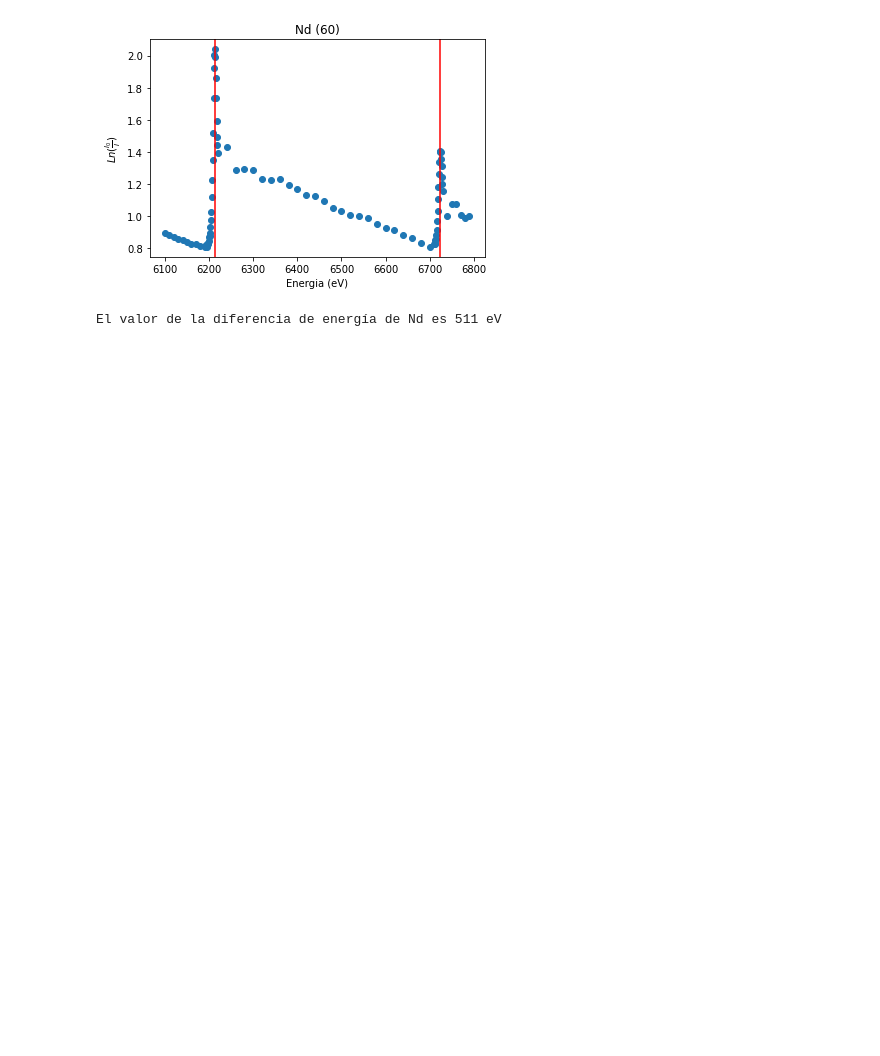
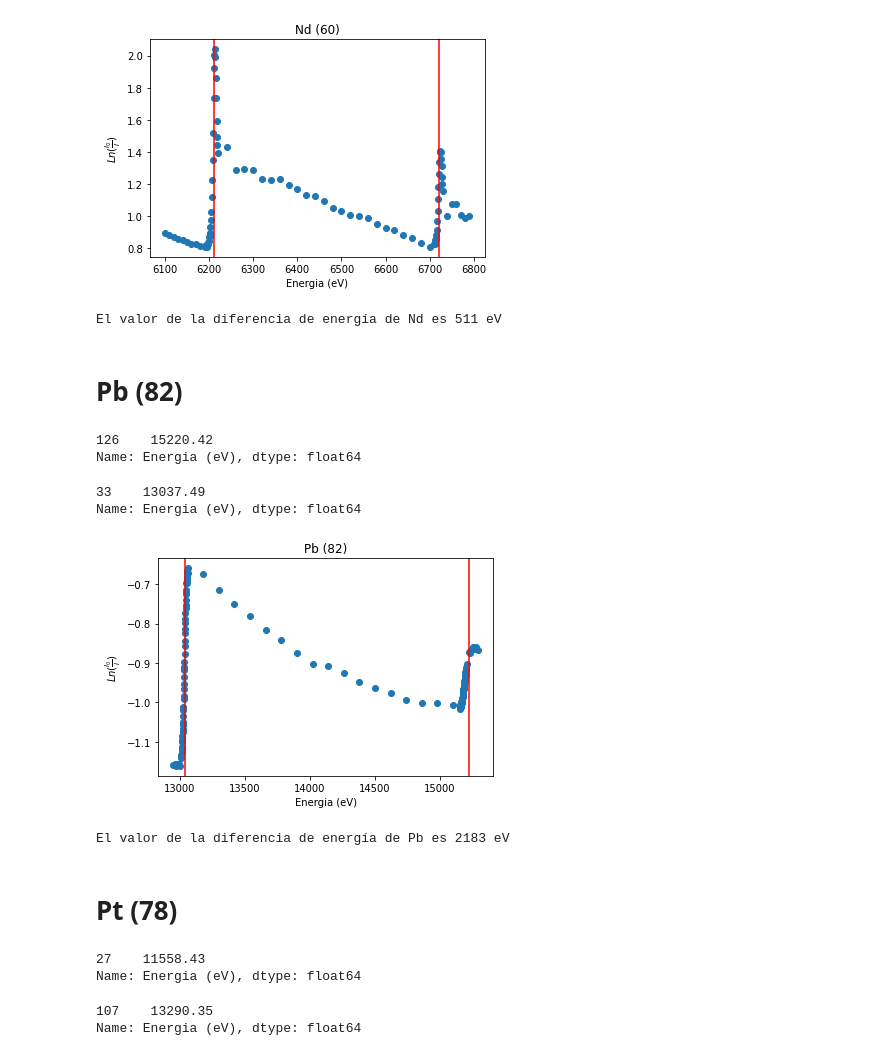
Before and after one commit to Lekkito/data-analysis-physics, a Jupyter notebook: spin-orbit/spinOrbita.ipynb, the cells around one changed output. Saved outputs shown, nothing was run; the diff lists cells and outputs as text; code cells hidden in the pictures; blank space fills up the shorter version.

```diff
--- a/spin-orbit/spinOrbita.ipynb
+++ b/spin-orbit/spinOrbita.ipynb
@@ -409,3 +373,38 @@ print(f'El valor de la diferencia de energía de Nd es {Nd_dE} eV')
 # %% [output]
 [figure]
 El valor de la diferencia de energía de Nd es 511 eV
+# %% [markdown]
+# Pb (82)
+# %%
+datos = pd.read_table(r'datos\Pb.rx0', skiprows=30, delim_whitespace=True, names=['Energia (eV)', "Angulo", 'Tiempo', 'Io', "I", 'Ln'])
+datos['dx'] = datos['Ln'].diff()
+# %%
+print(datos[datos['dx'] == datos['dx'].max()]['Energia (eV)'])
+#recortar los datos y solo agarrar aquellos en donde energia > 13500
+datos2 = datos[datos['Energia (eV)'] < 15000]
+datos2[datos2['dx'] == datos2['dx'].max()]['Energia (eV)']
+# %% [output]
+126    15220.42
+Name: Energia (eV), dtype: float64
+33    13037.49
+Name: Energia (eV), dtype: float64
+# %%
+PbL3 = 13037
+PbL2 = 15220
+
+plt.figure()
+plt.plot(datos['Energia (eV)'], datos['Ln'], 'o')
+plt.axvline(x=PbL3, color='r', linestyle='-')
+plt.axvline(x=PbL2, color='r', linestyle='-')
+plt.title('Pb (82)')
+plt.xlabel('Energia (eV)')
+plt.ylabel(r'$Ln(\frac{I_{0}}{I})$')
+plt.show()
+
+Pb_dE = PbL2 - PbL3
+print(f'El valor de la diferencia de energía de Pb es {Pb_dE} eV')
+# %% [output]
+[figure, added]
+El valor de la diferencia de energía de Pb es 2183 eV
+# %% [markdown]
+# Pt (78)
@@ -411,0 +414,10 @@ El valor de la diferencia de energía de Nd es 511 eV
+# %%
+print(datos[datos['dx'] == datos['dx'].max()]['Energia (eV)'])
+#recortar los datos y solo agarrar aquellos en donde energia > 13500
+datos2 = datos[datos['Energia (eV)'] > 12000]
+datos2[datos2['dx'] == datos2['dx'].max()]['Energia (eV)']
+# %% [output]
+27    11558.43
+Name: Energia (eV), dtype: float64
+107    13290.35
+Name: Energia (eV), dtype: float64
```
Also changed, not shown: parts of 60 cells of this notebook, 1 other file.
